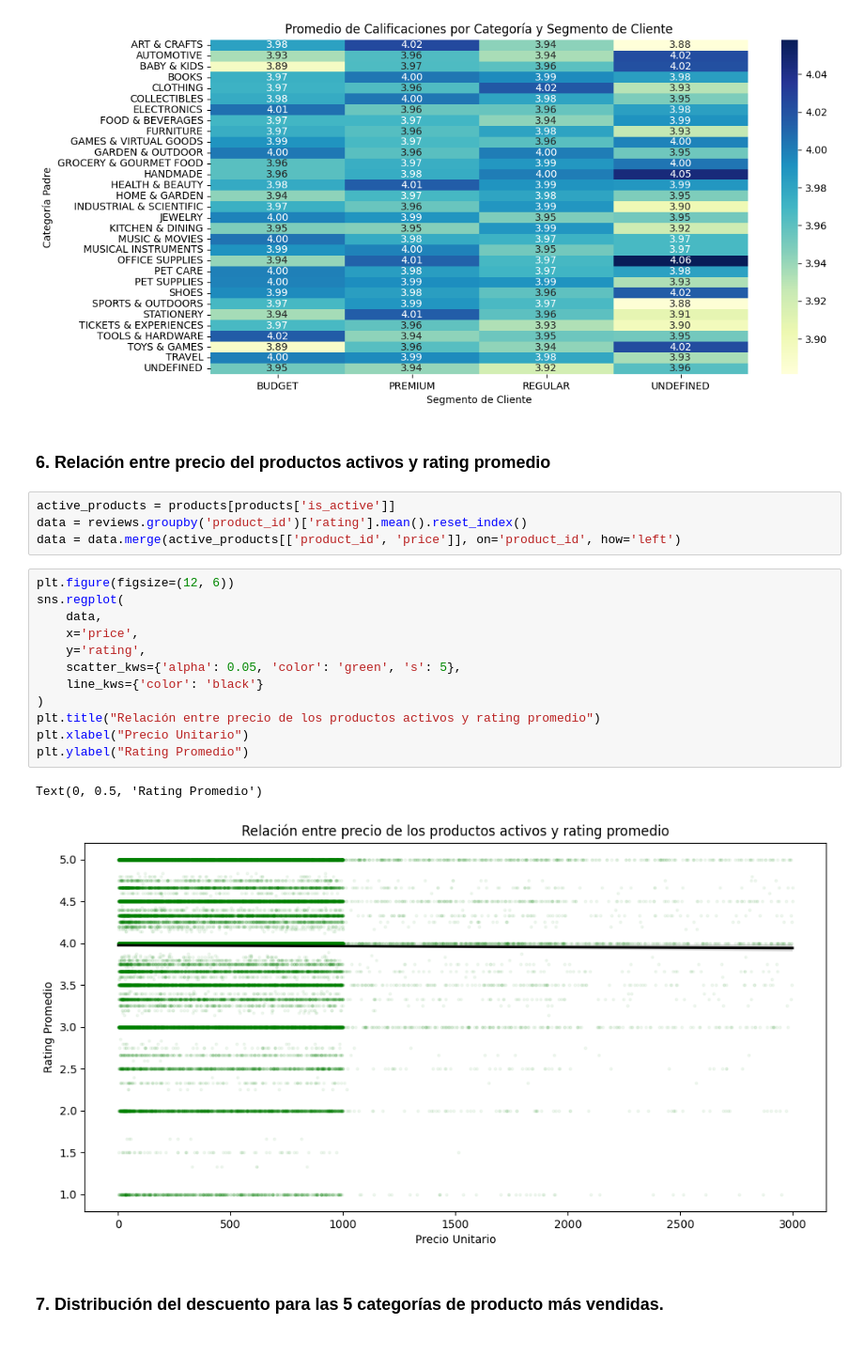
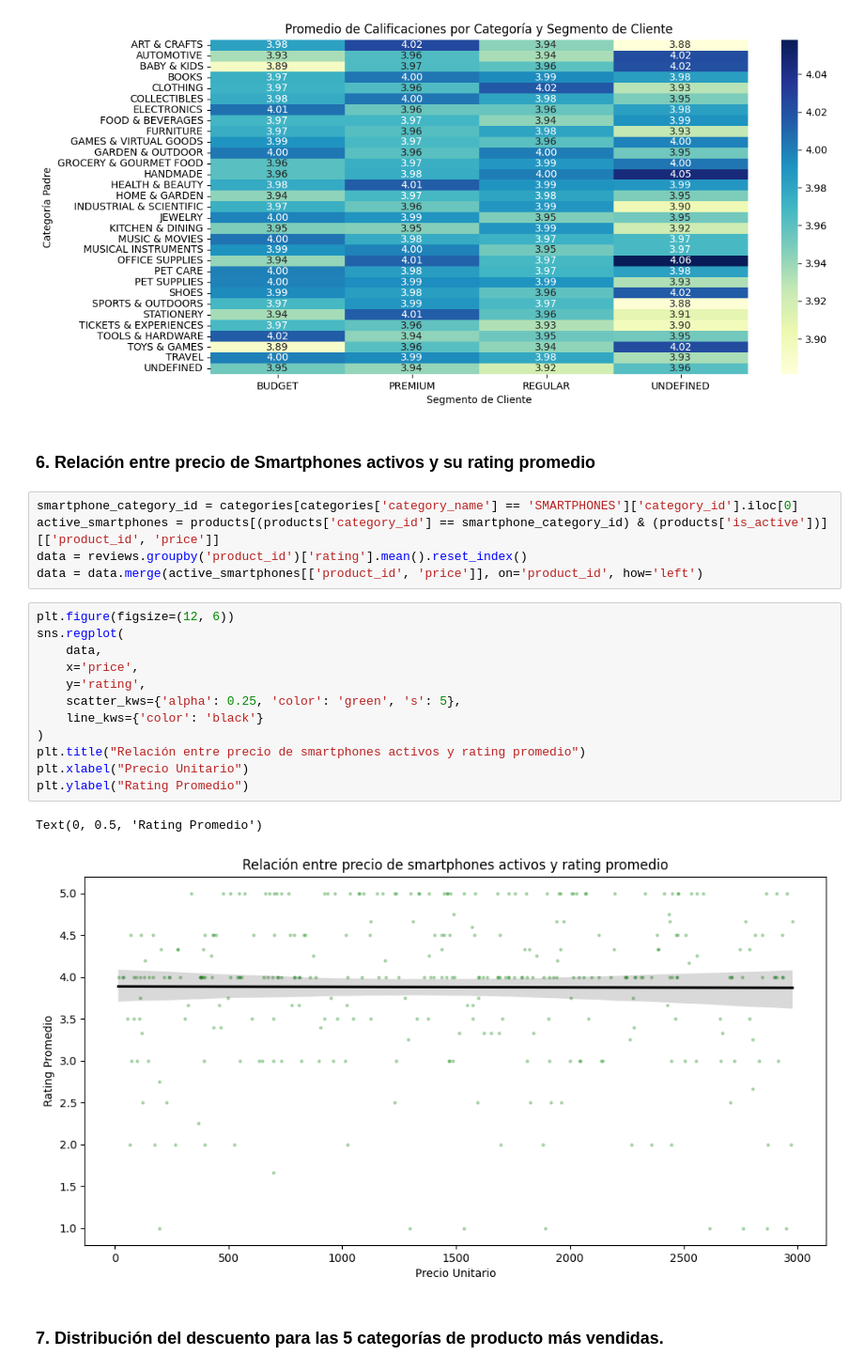
Before and after one commit to patricioibar/datos-tp1, a Jupyter notebook: consultas_propias.ipynb, the cells around one changed output. Shown at 94% size. Saved outputs shown, nothing was run; the diff lists cells and outputs as text.

```diff
--- a/consultas_propias.ipynb
+++ b/consultas_propias.ipynb
@@ -292,26 +298,27 @@ plt.ylabel("Categoría Padre")
 Text(120.7222222222222, 0.5, 'Categoría Padre')
 [figure]
 # %% [markdown]
-### 6. Relación entre precio del productos activos y rating promedio
+### 6. Relación entre precio de Smartphones activos y su rating promedio
 # %%
-active_products = products[products['is_active']]
+smartphone_category_id = categories[categories['category_name'] == 'SMARTPHONES']['category_id'].iloc[0]
+active_smartphones = products[(products['category_id'] == smartphone_category_id) & (products['is_active'])][['product_id', 'price']]
 data = reviews.groupby('product_id')['rating'].mean().reset_index()
-data = data.merge(active_products[['product_id', 'price']], on='product_id', how='left')
+data = data.merge(active_smartphones[['product_id', 'price']], on='product_id', how='left')
 # %%
 plt.figure(figsize=(12, 6))
 sns.regplot(
     data,
     x='price',
     y='rating',
-    scatter_kws={'alpha': 0.05, 'color': 'green', 's': 5},
+    scatter_kws={'alpha': 0.25, 'color': 'green', 's': 5},
     line_kws={'color': 'black'}
 )
-plt.title("Relación entre precio de los productos activos y rating promedio")
+plt.title("Relación entre precio de smartphones activos y rating promedio")
 plt.xlabel("Precio Unitario")
 plt.ylabel("Rating Promedio")
 # %% [output]
 Text(0, 0.5, 'Rating Promedio')
-[figure, old version]
+[figure, new version]
 # %% [markdown]
 ### 7. Distribución del descuento para las 5 categorías de producto más vendidas.
 # %%
```
Also changed, not shown: parts of 10 cells of this notebook.
